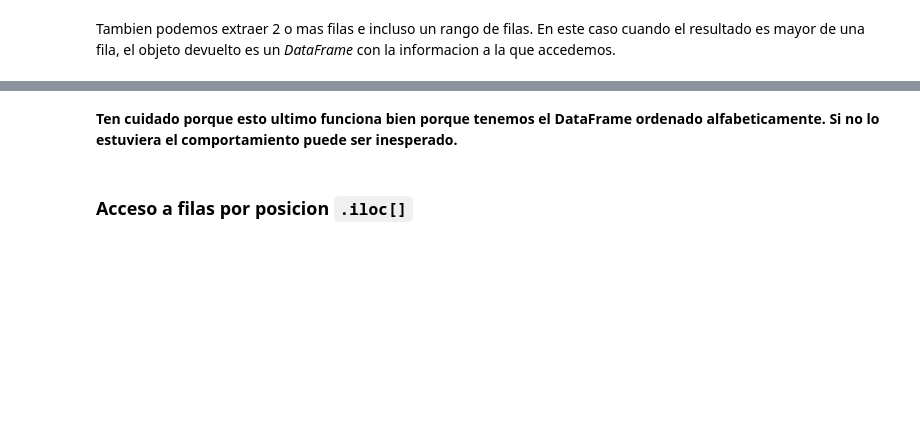
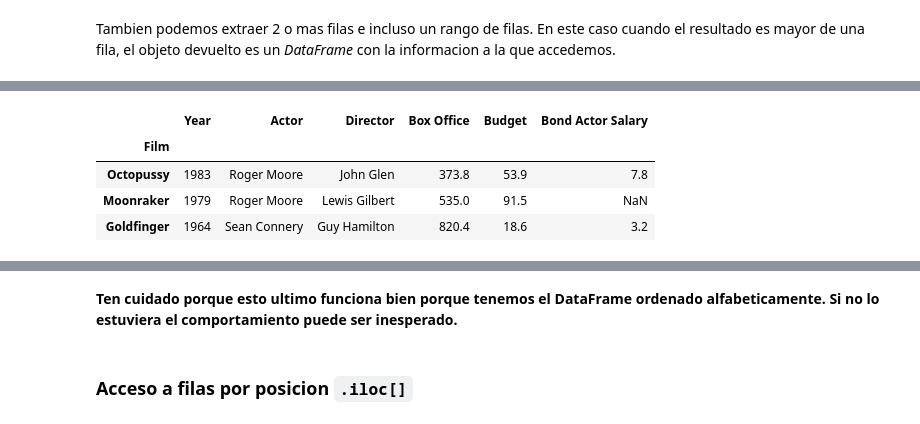
Before and after one commit to lcastro-bioinfo/python_data_science_master_unav, a Jupyter notebook: master_notebooks/parte1/2018_BIG_DATA_UNAV_10_Pandas_II.ipynb, the cells around one changed output, grey strips where cells are left out. Drawn from its saved outputs; the diff is of its cells as text; code cells hidden in the pictures; blank space fills up the shorter version.

```diff
--- a/master_notebooks/parte1/2018_BIG_DATA_UNAV_10_Pandas_II.ipynb
+++ b/master_notebooks/parte1/2018_BIG_DATA_UNAV_10_Pandas_II.ipynb
@@ -99,6 +148,12 @@ df_bond.loc[["Octopussy", "Moonraker"]]
 # %%
 # acceso a tres elementos
-df_bond.loc[["Octopussy", "Moonraker"]]
+df_bond.loc[["Octopussy", "Moonraker","Goldfinger"]]
+# %% [output]
+|  | Year | Actor | Director | Box Office | Budget | Bond Actor Salary |
+| Film |  |  |  |  |  |  |
+| Octopussy | 1983 | Roger Moore | John Glen | 373.8 | 53.9 | 7.8 |
+| Moonraker | 1979 | Roger Moore | Lewis Gilbert | 535.0 | 91.5 | NaN |
+| Goldfinger | 1964 | Sean Connery | Guy Hamilton | 820.4 | 18.6 | 3.2 |
 # %%
 # Acceso todas las peliculas hasta Dr No
 df_bond.loc[:"Dr. No"]
```
Also changed, not shown: parts of 29 cells of this notebook, 5 other files.
